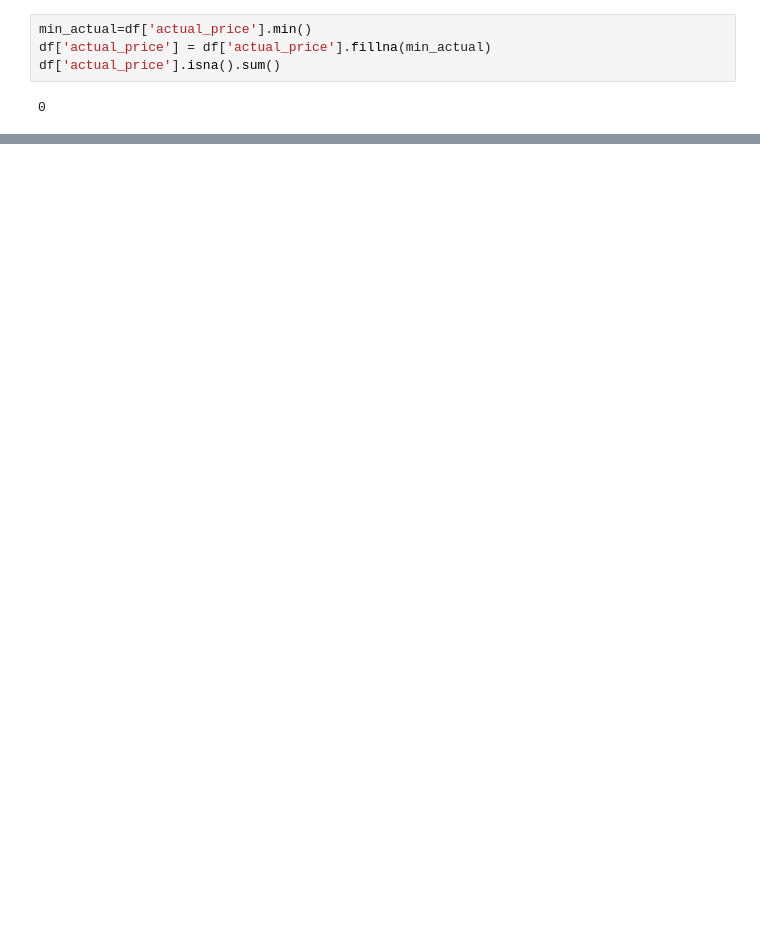
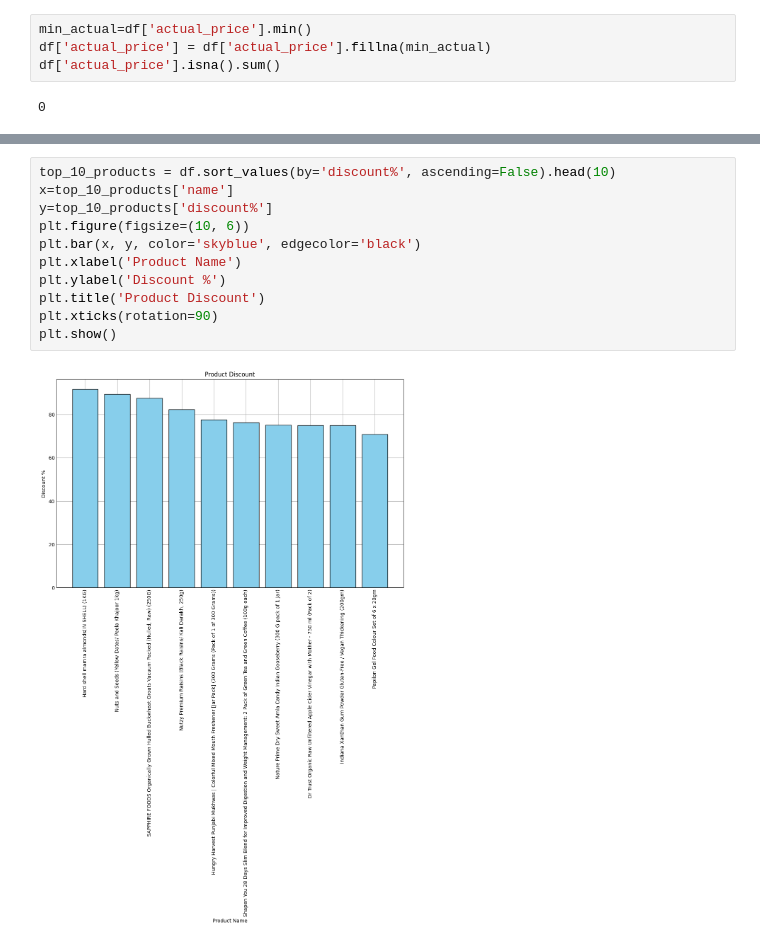
Before and after one commit to BerilCa/Exploration_Data_Analyst, a Jupyter notebook: eda-of-amazon-all-grocery-and-gourmet-foods.ipynb, the cells around one changed output, grey strips where cells are left out. Cells and saved outputs as stored; diff of their text form; blank space fills up the shorter version.

```diff
--- a/eda-of-amazon-all-grocery-and-gourmet-foods.ipynb
+++ b/eda-of-amazon-all-grocery-and-gourmet-foods.ipynb
@@ -236,0 +284,13 @@ df.head()
+# %%
+top_10_products = df.sort_values(by='discount%', ascending=False).head(10)
+x=top_10_products['name']
+y=top_10_products['discount%']
+plt.figure(figsize=(10, 6))
+plt.bar(x, y, color='skyblue', edgecolor='black')
+plt.xlabel('Product Name')
+plt.ylabel('Discount %')
+plt.title('Product Discount')
+plt.xticks(rotation=90)
+plt.show()
+# %% [output]
+[figure, added]
```
Also changed, not shown: parts of 9 cells of this notebook.
